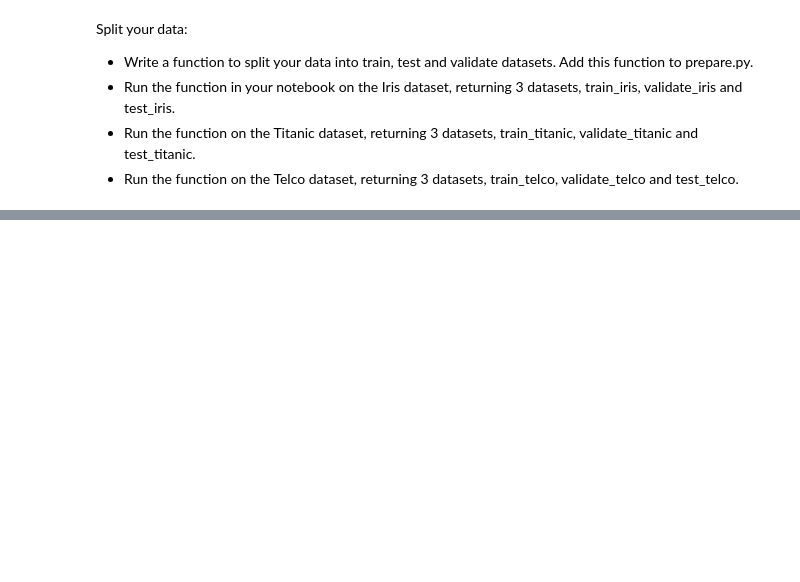
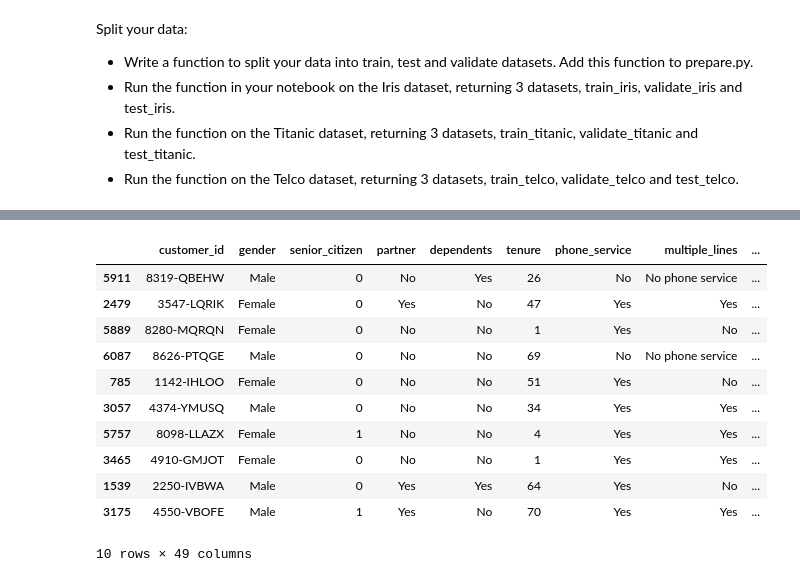
Before and after one commit to JenniferMLewis/classification-exercises, a Jupyter notebook: classification_exercises.ipynb, the cells around one changed output, grey strips where cells are left out. Cells and saved outputs as stored; diff of their text form; code cells hidden in the pictures; blank space fills up the shorter version.

```diff
--- a/classification_exercises.ipynb
+++ b/classification_exercises.ipynb
@@ -403,0 +675,6 @@ Split your data:
+# %%
+telco = acq.get_telco_data()
+telco = prep.prep_telco(telco)
+telco = telco.drop(columns=['Unnamed: 0']) # This guy keeps popping up, he can't be removed in the def it seems.
+train_telco, validate_telco, test_telco = prep.data_split(telco, 'churn')
+telco.head()
@@ -403,0 +718,16 @@ Split your data:
+# %%
+tel = train_telco # I just want a shorter var, and so I'll only look at the correct data set.
+tel.head(10)
+# %% [output]
+|  | customer_id | gender | senior_citizen | partner | dependents | tenure | phone_service | multiple_lines | ... |
+| 5911 | 8319-QBEHW | Male | 0 | No | Yes | 26 | No | No phone service | ... |
+| 2479 | 3547-LQRIK | Female | 0 | Yes | No | 47 | Yes | Yes | ... |
+| 5889 | 8280-MQRQN | Female | 0 | No | No | 1 | Yes | No | ... |
+| 6087 | 8626-PTQGE | Male | 0 | No | No | 69 | No | No phone service | ... |
+| 785 | 1142-IHLOO | Female | 0 | No | No | 51 | Yes | No | ... |
+| 3057 | 4374-YMUSQ | Male | 0 | No | No | 34 | Yes | Yes | ... |
+| 5757 | 8098-LLAZX | Female | 1 | No | No | 4 | Yes | Yes | ... |
+| 3465 | 4910-GMJOT | Female | 0 | No | No | 1 | Yes | Yes | ... |
+| 1539 | 2250-IVBWA | Male | 0 | Yes | Yes | 64 | Yes | No | ... |
+| 3175 | 4550-VBOFE | Male | 1 | Yes | No | 70 | Yes | Yes | ... |
+10 rows × 49 columns
```
Also changed, not shown: parts of 52 cells of this notebook, 3 other files.
